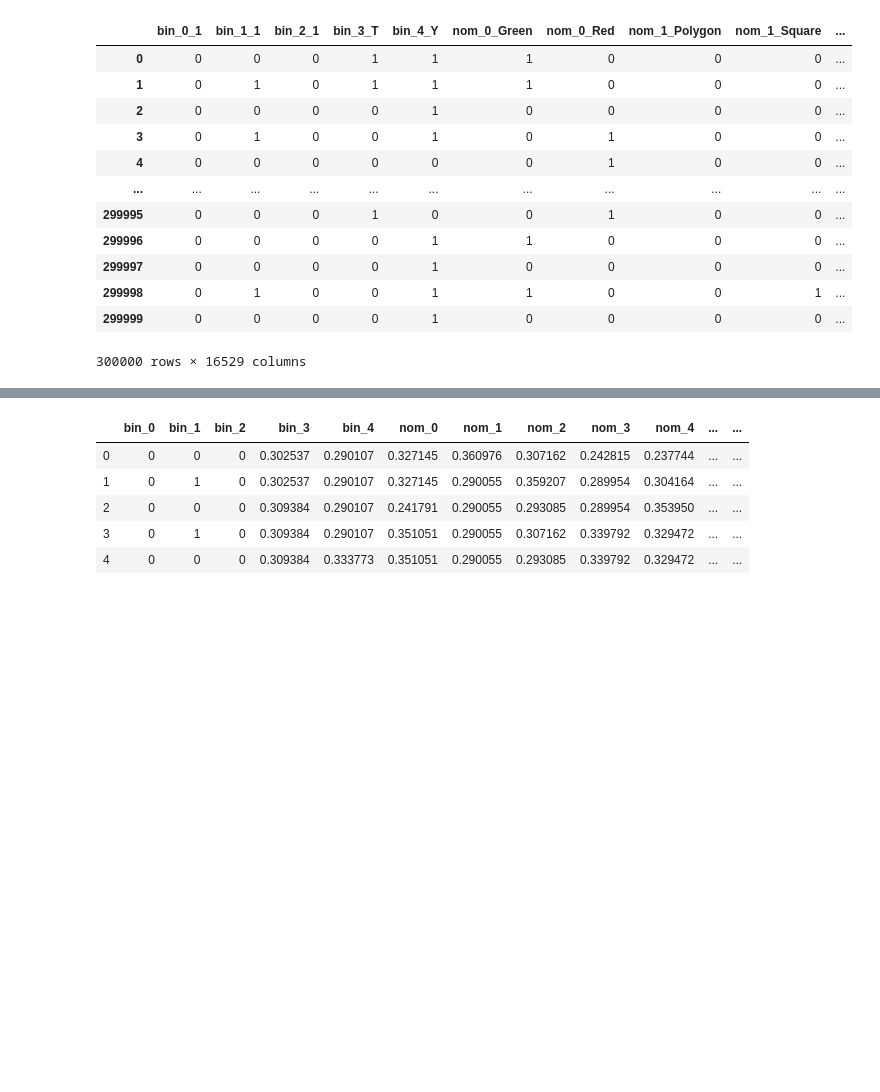
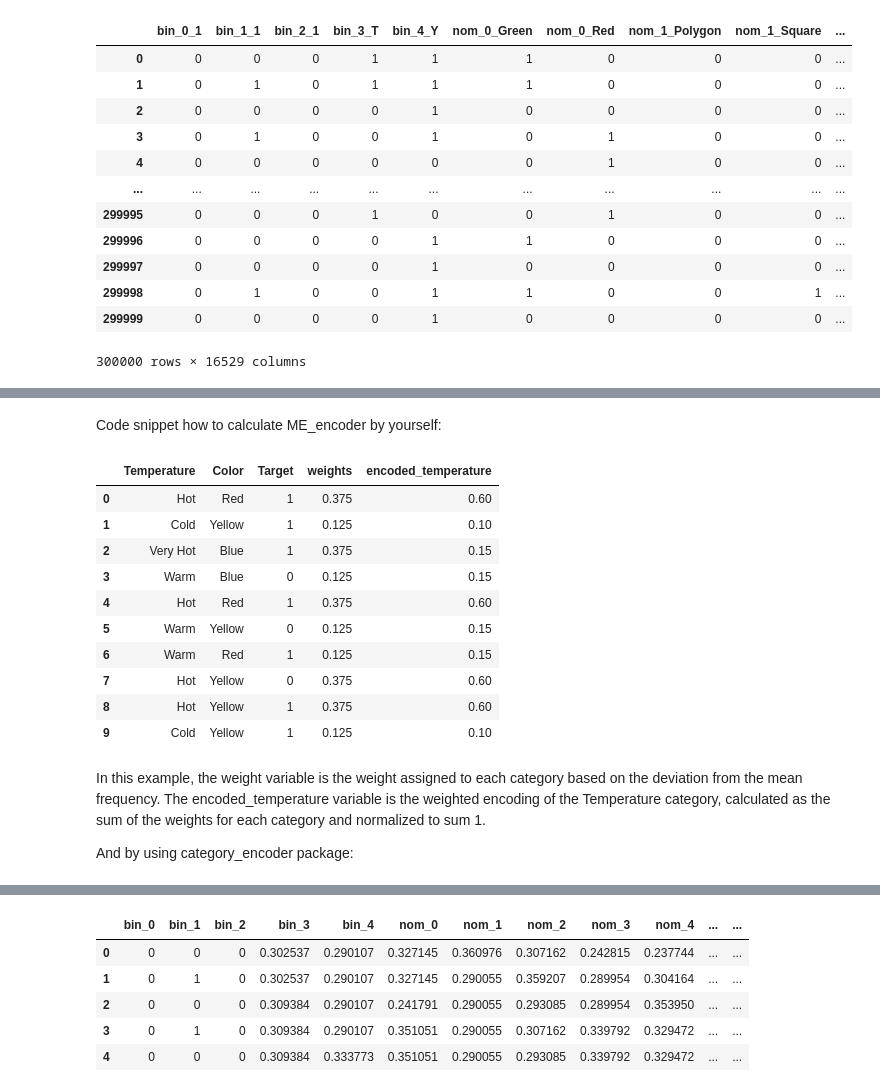
Before and after one commit to mysakbm/mysakbmPlayground, a Jupyter notebook: categorical_encoders/categorical-encoders-and-benchmark.ipynb, the cells around one changed output, grey strips where cells are left out. Drawn from its saved outputs; the diff is of its cells as text; code cells hidden in the pictures; blank space fills up the shorter version.

```diff
--- a/categorical_encoders/categorical-encoders-and-benchmark.ipynb
+++ b/categorical_encoders/categorical-encoders-and-benchmark.ipynb
@@ -338,3 +491,49 @@ If you use `Category-Encoders` it will look like this code below.
+# %% [markdown]
+Code snippet how to calculate ME_encoder by yourself:
+# %%
+# sample data
+data = {'Temperature': ['Hot','Cold','Very Hot','Warm','Hot','Warm','Warm','Hot','Hot','Cold'],
+        'Color': ['Red','Yellow','Blue','Blue','Red','Yellow','Red','Yellow','Yellow','Yellow'],
+        'Target': [1,1,1,0,1,0,1,0,1,1]}
+df = pd.DataFrame(data,columns = ['Temperature','Color','Target'])
+
+# count the frequency of each category
+category_counts = df['Temperature'].value_counts()
+
+# calculate the weight for each category based on deviation from the mean frequency
+weights = (category_counts - category_counts.mean()).abs()
+weights = weights / weights.sum()
+
+# create a dictionary to map each category to its weight
+mapping = dict(zip(weights.index, weights.values))
+
+# map the categories to their weights
+df['weights'] = df['Temperature'].map(mapping)
+
+# calculate weighted encoding for each category
+encoded = df.groupby('Temperature')['weights'].sum()
+encoded = encoded / encoded.sum()
+
+# map the weighted encoding back to the categories
+df['encoded_temperature'] = df['Temperature'].map(encoded)
+
+df
+# %% [output]
+|  | Temperature | Color | Target | weights | encoded_temperature |
+| 0 | Hot | Red | 1 | 0.375 | 0.60 |
+| 1 | Cold | Yellow | 1 | 0.125 | 0.10 |
+| 2 | Very Hot | Blue | 1 | 0.375 | 0.15 |
+| 3 | Warm | Blue | 0 | 0.125 | 0.15 |
+| 4 | Hot | Red | 1 | 0.375 | 0.60 |
+| 5 | Warm | Yellow | 0 | 0.125 | 0.15 |
+| 6 | Warm | Red | 1 | 0.125 | 0.15 |
+| 7 | Hot | Yellow | 0 | 0.375 | 0.60 |
+| 8 | Hot | Yellow | 1 | 0.375 | 0.60 |
+| 9 | Cold | Yellow | 1 | 0.125 | 0.10 |
+# %% [markdown]
+In this example, the weight variable is the weight assigned to each category based on the deviation from the mean frequency. The encoded_temperature variable is the weighted encoding of the Temperature category, calculated as the sum of the weights for each category and normalized to sum 1.
+
+And by using category_encoder package:
 # %%
 %%time
 MEE_encoder = MEstimateEncoder()
```
Also changed, not shown: parts of 93 cells of this notebook.
